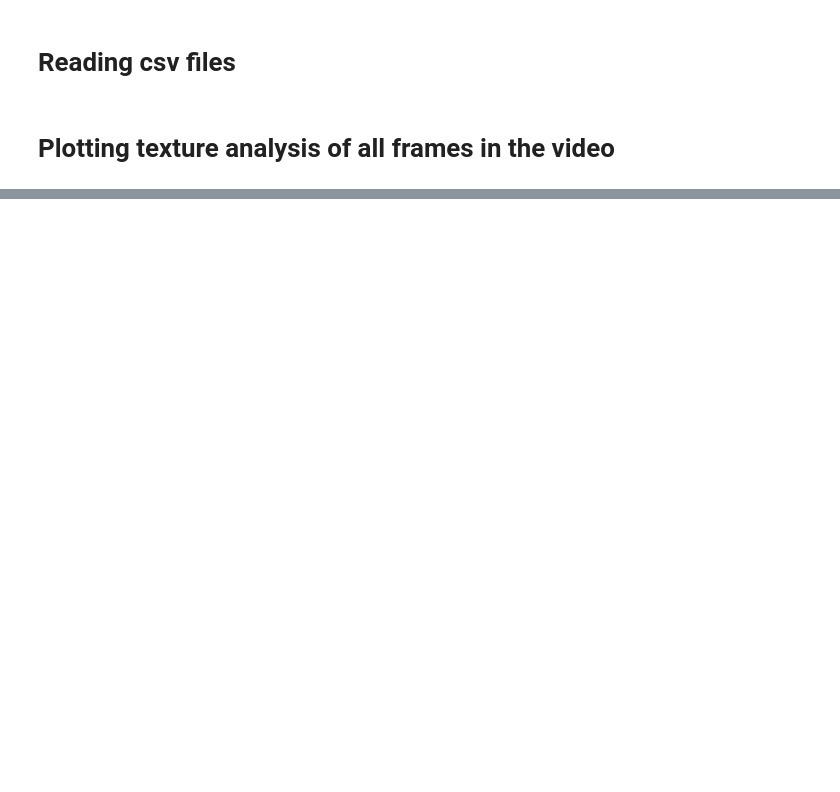
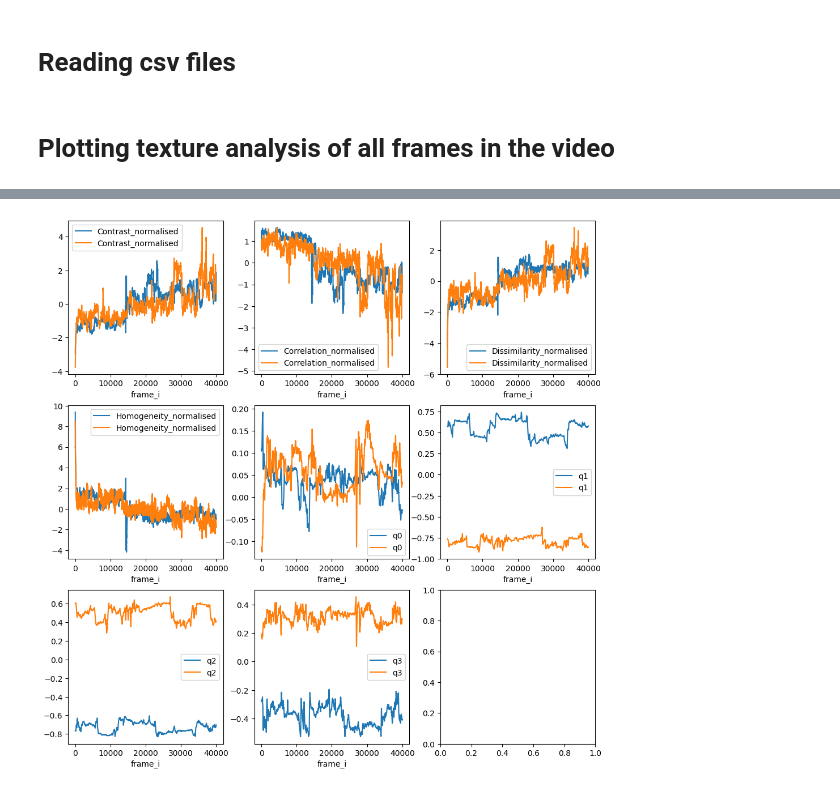
Before and after one commit to mxochicale/sentient, a Jupyter notebook: rtt4ssa/data_analysis/B_analysis_of_data_from_multiple_files_plotting.ipynb, the cells around one changed output, grey strips where cells are left out. Cells and saved outputs as stored; diff of their text form; code cells hidden in the pictures; blank space fills up the shorter version.

```diff
--- a/rtt4ssa/data_analysis/B_analysis_of_data_from_multiple_files_plotting.ipynb
+++ b/rtt4ssa/data_analysis/B_analysis_of_data_from_multiple_files_plotting.ipynb
@@ -86,0 +141,32 @@ plt.show()
+# %%
+fig, axs = plt.subplots(3,3, figsize=(12, 12))
+ax = plt.gca()
+
+df_texture_analysis_p02t01r01.plot(x='frame_i', y='Contrast_normalised', ax=axs[0,0])
+df_texture_analysis_p02t01r02.plot(x='frame_i', y='Contrast_normalised', ax=axs[0,0])
+
+df_texture_analysis_p02t01r01.plot(x='frame_i', y='Correlation_normalised', ax=axs[0,1])
+df_texture_analysis_p02t01r02.plot(x='frame_i', y='Correlation_normalised', ax=axs[0,1])
+
+df_texture_analysis_p02t01r01.plot(x='frame_i', y='Dissimilarity_normalised', ax=axs[0,2])
+df_texture_analysis_p02t01r02.plot(x='frame_i', y='Dissimilarity_normalised', ax=axs[0,2])
+
+df_texture_analysis_p02t01r01.plot(x='frame_i', y='Homogeneity_normalised', ax=axs[1,0])
+df_texture_analysis_p02t01r02.plot(x='frame_i', y='Homogeneity_normalised', ax=axs[1,0])
+# axs[1,1].set_ylim((-5,5))
+
+df_texture_analysis_p02t01r01.plot(x='frame_i', y='q0', ax=axs[1,1])
+df_texture_analysis_p02t01r02.plot(x='frame_i', y='q0', ax=axs[1,1])
+
+df_texture_analysis_p02t01r01.plot(x='frame_i', y='q1', ax=axs[1,2])
+df_texture_analysis_p02t01r02.plot(x='frame_i', y='q1', ax=axs[1,2])
+
+df_texture_analysis_p02t01r01.plot(x='frame_i', y='q2', ax=axs[2,0])
+df_texture_analysis_p02t01r02.plot(x='frame_i', y='q2', ax=axs[2,0])
+
+df_texture_analysis_p02t01r01.plot(x='frame_i', y='q3', ax=axs[2,1])
+df_texture_analysis_p02t01r02.plot(x='frame_i', y='q3', ax=axs[2,1])
+
+plt.show()
+# %% [output]
+[figure, added]
```
Also changed, not shown: parts of 4 cells of this notebook, 3 other files.
